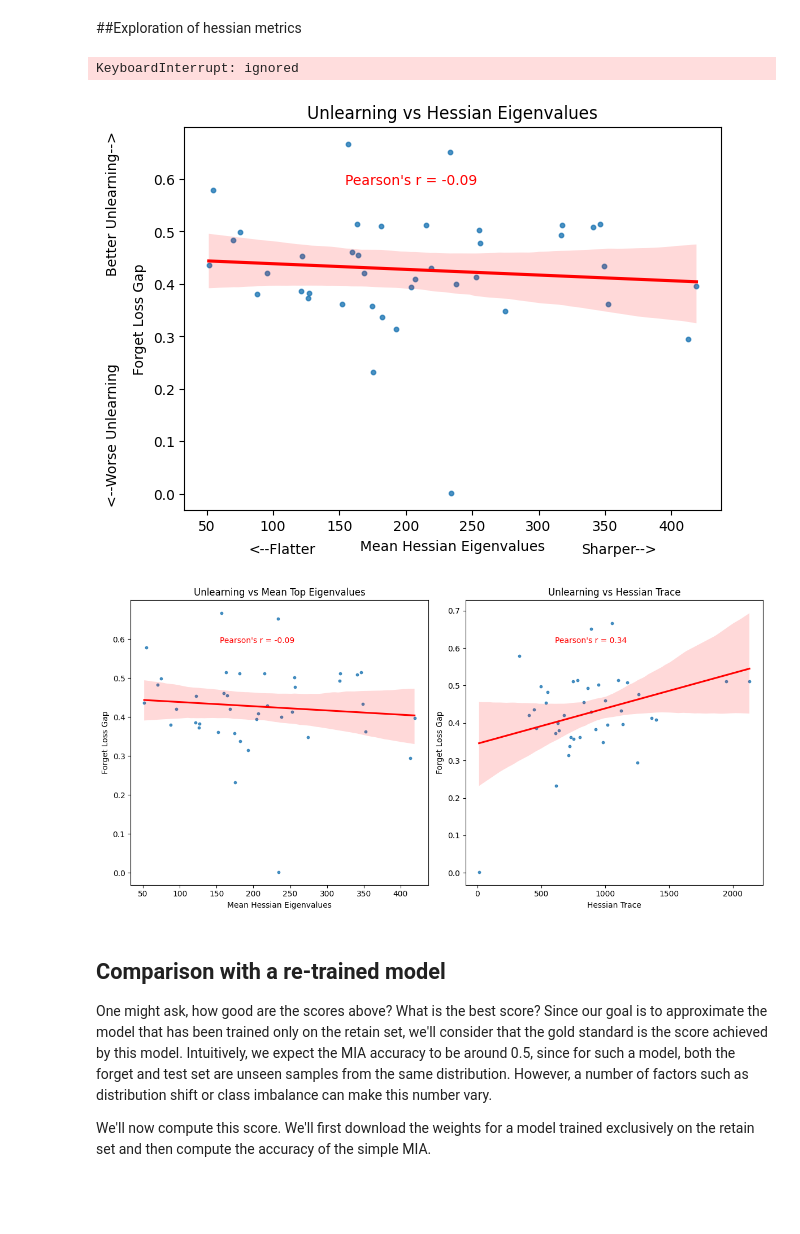
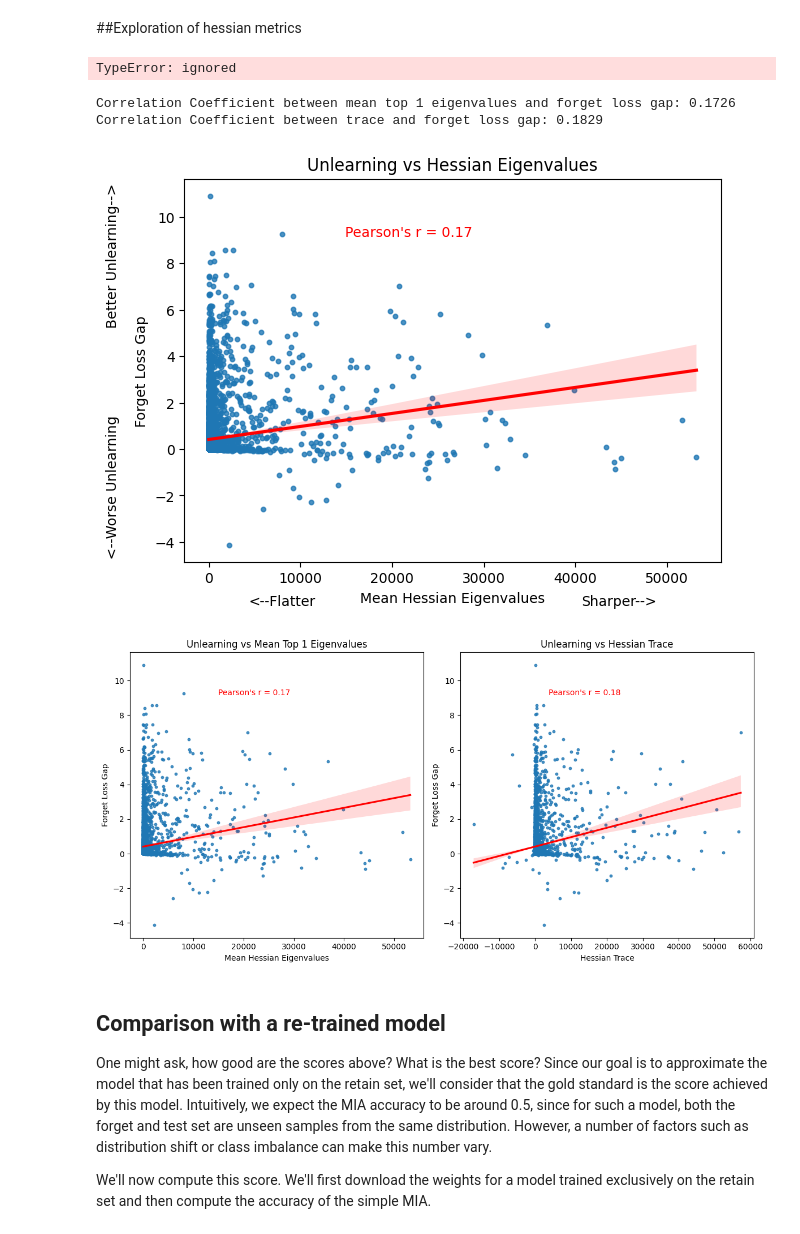
Before and after one commit to THANNAGA/PyHessian, a Jupyter notebook: hessian_permutation_unlearning-CIFAR10.ipynb, the cells around one changed output. Drawn from its saved outputs; the diff is of its cells as text; code cells hidden in the pictures; blank space fills up the shorter version.

```diff
--- a/hessian_permutation_unlearning-CIFAR10.ipynb
+++ b/hessian_permutation_unlearning-CIFAR10.ipynb
@@ -401,6 +401,12 @@ plt.show()
 from pyhessian import hessian
 from tqdm import tqdm
 import numpy as np
+
+# we should look at samples one by one, so a simple but outrageously slow way is to use batch_size = 1
+# would be best to use a custom loss that does not average across the batch, then concatenate individual values.
+forget_loader2 = torch.utils.data.DataLoader(
+    forget_set, batch_size=1, shuffle=True, num_workers=2
+)
 
 # Setting up the Hessian Computation with pyhessian
 def hessian_metrics(model, criterion, sample, n=5):
@@ -414,8 +420,7 @@ def hessian_metrics(model, criterion, sample, n=5):
     trace = hessian_comp.trace()
 
     # Retrieve the top N eigenvalues
-    top_eigenvalues = hessian_comp.eigenvalues(top_n=n)
-    top_eigenvalues = np.array(top_eigenvalues[0])
+    top_eigenvalues, _ = hessian_comp.eigenvalues(top_n=n)
 
     return np.mean(top_eigenvalues), np.mean(trace)
 
@@ -430,47 +435,60 @@ def compute_loss(model, sample):
 # Compute the losses and eigenvalues in a single loop
 original_forget_losses = []
 unlearned_forget_losses = []
-mean_eigenvalues = []
+all_eigenvalues = []
 traces = []
 criterion = nn.CrossEntropyLoss()
-top = 2
+top = 1
 
-for sample in tqdm(forget_loader, desc="Computing metrics"):
+for sample in tqdm(forget_loader2, desc="Computing metrics"):
     # Losses
     original_loss = compute_loss(model, sample)
     unlearned_loss = compute_loss(ft_model, sample)
 
     # Eigenvalues
-    mean_eigenvalue, trace = hessian_metrics(model, criterion, sample, n=top)
+    top_eigenvalues, trace = hessian_metrics(model, criterion, sample, n=top)
 
     # Append to lists
     original_forget_losses.append(original_loss)
     unlearned_forget_losses.append(unlearned_loss)
-    mean_eigenvalues.append(mean_eigenvalue)
+    all_eigenvalues.append(top_eigenvalues)
     traces.append(trace)
 
 # Compute the gaps and correlation
 forget_losses_gaps = np.array(unlearned_forget_losses) - np.array(original_forget_losses)
-correlation_coefficient_top = np.corrcoef(mean_eigenvalues, forget_losses_gaps)[0, 1]
+all_eigenvalues = np.array(all_eigenvalues)
+traces = np.array(traces)
+correlation_coefficient_top = np.corrcoef(all_eigenvalues, forget_losses_gaps)[0, 1]
 correlation_coefficient_trace = np.corrcoef(traces, forget_losses_gaps)[0, 1]
 
 print("\n\nCorrelation Coefficient between mean top "+str(top)+f" eigenvalues and forget loss gap: {correlation_coefficient_top:.4f}")
 print(f"Correlation Coefficient between trace and forget loss gap: {correlation_coefficient_trace:.4f}")
 # %% [output]
-KeyboardInterrupt: ignored
+TypeError: ignored
+# %%
+all_eigenvalues = np.array(all_eigenvalues)
+traces = np.array(traces)
+correlation_coefficient_top = np.corrcoef(all_eigenvalues, forget_losses_gaps)[0, 1]
+print("\n\nCorrelation Coefficient between mean top "+str(top)+f" eigenvalues and forget loss gap: {correlation_coefficient_top:.4f}")
+
+correlation_coefficient_trace = np.corrcoef(traces, forget_losses_gaps)[0, 1]
+print(f"Correlation Coefficient between trace and forget loss gap: {correlation_coefficient_trace:.4f}")
+# %% [output]
+Correlation Coefficient between mean top 1 eigenvalues and forget loss gap: 0.1726
+Correlation Coefficient between trace and forget loss gap: 0.1829
 # %%
 import matplotlib.pyplot as plt
 import seaborn as sns
 from scipy.stats import pearsonr
 
 # Scatter plot with regression line
-plot = sns.regplot(x=mean_eigenvalues, y=forget_losses_gaps, scatter_kws={'s': 10}, ci=95, line_kws={"color": "red"})
+plot = sns.regplot(x=all_eigenvalues, y=forget_losses_gaps, scatter_kws={'s': 10}, ci=95, line_kws={"color": "red"})
 plot.set_title('Unlearning vs Hessian Eigenvalues')
 plot.set_xlabel('Mean Hessian Eigenvalues')
 plot.set_ylabel('Forget Loss Gap')
 
 # Compute the Pearson correlation coefficient
-correlation_coefficient, _ = pearsonr(mean_eigenvalues, forget_losses_gaps)
+correlation_coefficient, _ = pearsonr(all_eigenvalues, forget_losses_gaps)
 
 # Annotate with Pearson's r
 plot.annotate(f"Pearson's r = {correlation_coefficient:.2f}", xy=(0.3, 0.85), xycoords='axes fraction', fontsize=10, backgroundcolor="white", color="red")
@@ -495,34 +513,34 @@ plt.tight_layout()
 plt.savefig("hessian_vs_unlearning.png", dpi=300)
 plt.show()
 # %% [output]
-[figure, old version]
+[figure, new version]
 # %%
 import matplotlib.pyplot as plt
 import seaborn as sns
 from scipy.stats import pearsonr
 
 fig, axes = plt.subplots(1, 2, figsize=(12, 6))
 
 # Left subplot: Correlation between mean top eigenvalues and forget loss gap
-sns.regplot(x=mean_eigenvalues, y=forget_losses_gaps, ax=axes[0], scatter_kws={'s': 10}, ci=95, line_kws={"color": "red"})
-axes[0].set_title('Unlearning vs Mean Top'+str(top)+'Eigenvalues')
+sns.regplot(x=all_eigenvalues, y=forget_losses_gaps, ax=axes[0], scatter_kws={'s': 10}, ci=95, line_kws={"color": "red"})
+axes[0].set_title('Unlearning vs Mean Top '+str(top)+' Eigenvalues')
 axes[0].set_xlabel('Mean Hessian Eigenvalues')
 axes[0].set_ylabel('Forget Loss Gap')
 axes[0].annotate(f"Pearson's r = {correlation_coefficient_top:.2f}", xy=(0.3, 0.85), xycoords='axes fraction', fontsize=10, backgroundcolor="white", color="red")
 
 # Right subplot: Correlation between trace and forget loss gap
 sns.regplot(x=traces, y=forget_losses_gaps, ax=axes[1], scatter_kws={'s': 10}, ci=95, line_kws={"color": "red"})
 axes[1].set_title('Unlearning vs Hessian Trace')
 axes[1].set_xlabel('Hessian Trace')
 axes[1].set_ylabel('Forget Loss Gap')
 axes[1].annotate(f"Pearson's r = {correlation_coefficient_trace:.2f}", xy=(0.3, 0.85), xycoords='axes fraction', fontsize=10, backgroundcolor="white", color="red")
 
 # General layout adjustments
 plt.tight_layout()
 plt.savefig("hessian_top_eigvals_and_trace_vs_unlearning.png", dpi=300)
 plt.show()
 # %% [output]
-[figure, old version]
+[figure, new version]
 # %% [markdown]
 ## Comparison with a re-trained model
 
```
Also changed, not shown: parts of 5 cells of this notebook.
